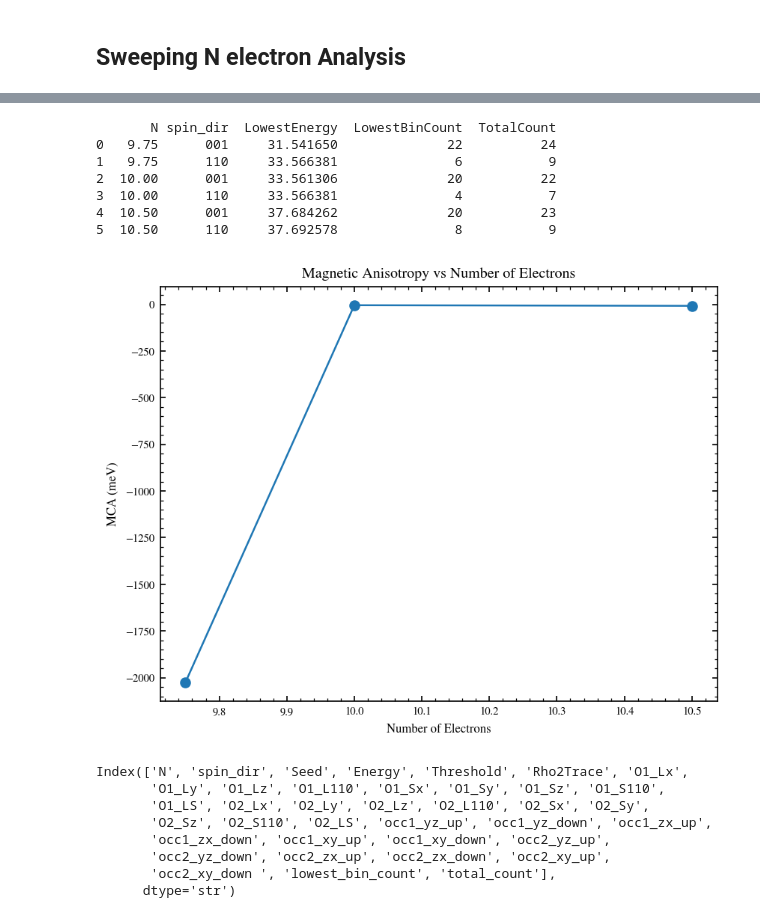
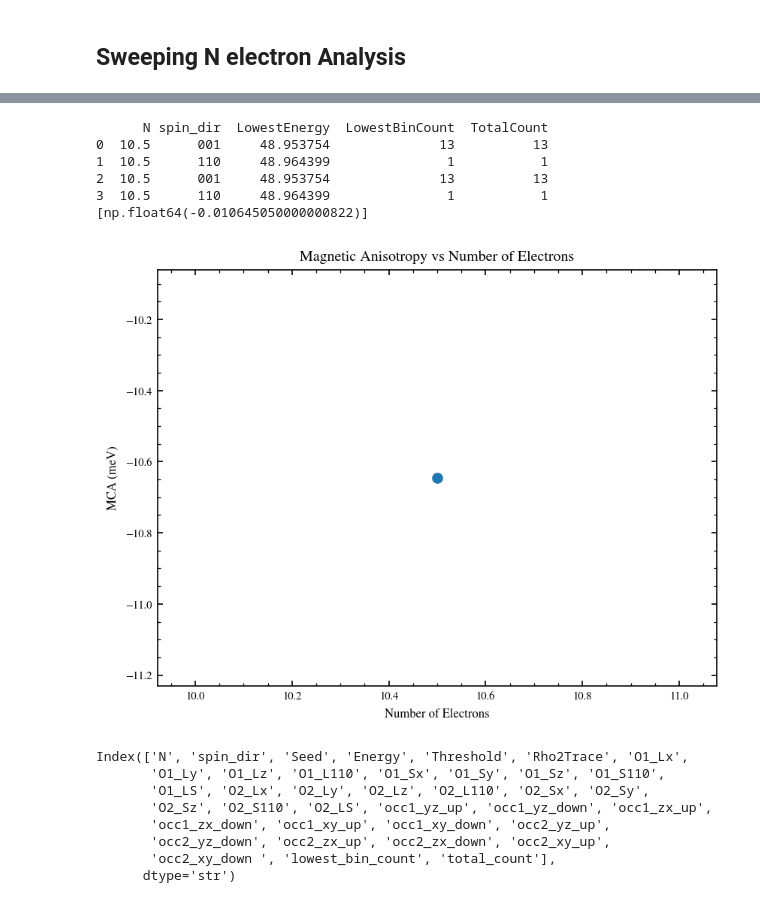
Before and after one commit to Astech34/Stoner-SCF, a Jupyter notebook: ground_state.ipynb, the cells around one changed output, grey strips where cells are left out. Saved outputs shown, nothing was run; the diff lists cells and outputs as text; code cells hidden in the pictures.

```diff
--- a/ground_state.ipynb
+++ b/ground_state.ipynb
@@ -235,7 +589,7 @@ def analyze_output(ffolder, fpath):
     df = df[np.abs(df['Energy']) > 1e-3]
     df = df[np.abs(df['Energy']) < 1e10]
 
-    n_bins = 5
+    n_bins = 2
     df['energy_bin'] = pd.cut(df['Energy'], bins=n_bins)
 
     # Count how many fall in each bin
@@ -251,7 +605,7 @@ def analyze_output(ffolder, fpath):
 # remove N = 8.0, 8.444, 8.667, 8.777, 8.888, 9.0
 def returnMCA(ffolder):
     rows = []
-    for N in [9.75, 10.0, 10.5]:
+    for N in [10.5, 10.5]:
         for spin_dir in ["001", "110"]:
             fpath = f"/{spin_dir}ne={N}.csv"
             try:
@@ -289,26 +643,26 @@ dfMCA = returnMCA(ffolder)
 print(dfMCA)
 
 MCAList = computeMCAList(ffolder)
+print(MCAList)
 # %% [output]
-       N spin_dir  LowestEnergy  LowestBinCount  TotalCount
-0   9.75      001     31.541650              22          24
-1   9.75      110     33.566381               6           9
-2  10.00      001     33.561306              20          22
-3  10.00      110     33.566381               4           7
-4  10.50      001     37.684262              20          23
-5  10.50      110     37.692578               8           9
+      N spin_dir  LowestEnergy  LowestBinCount  TotalCount
+0  10.5      001     48.953754              13          13
+1  10.5      110     48.964399               1           1
+2  10.5      001     48.953754              13          13
+3  10.5      110     48.964399               1           1
+[np.float64(-0.010645050000000822)]
 # %%
 fig, ax = plt.subplots()
 
-nelectron = [9.75, 10.0, 10.5]
+nelectron = [10.5]
 ax.plot(nelectron, np.array(MCAList)*1e3, marker='o')
 
 ax.set_xlabel('Number of Electrons')
 ax.set_ylabel('MCA (meV)')
 ax.set_title('Magnetic Anisotropy vs Number of Electrons')
 plt.show()
 # %% [output]
-[figure, old version]
+[figure, new version]
 # %%
 import os
 from pathlib import Path
```
Also changed, not shown: parts of 33 cells of this notebook, 5 other files.
